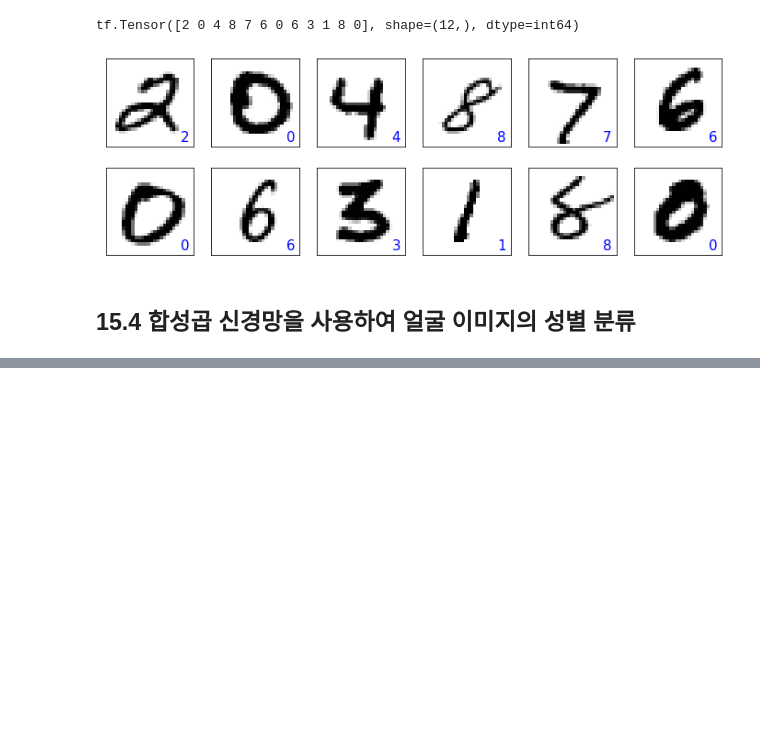
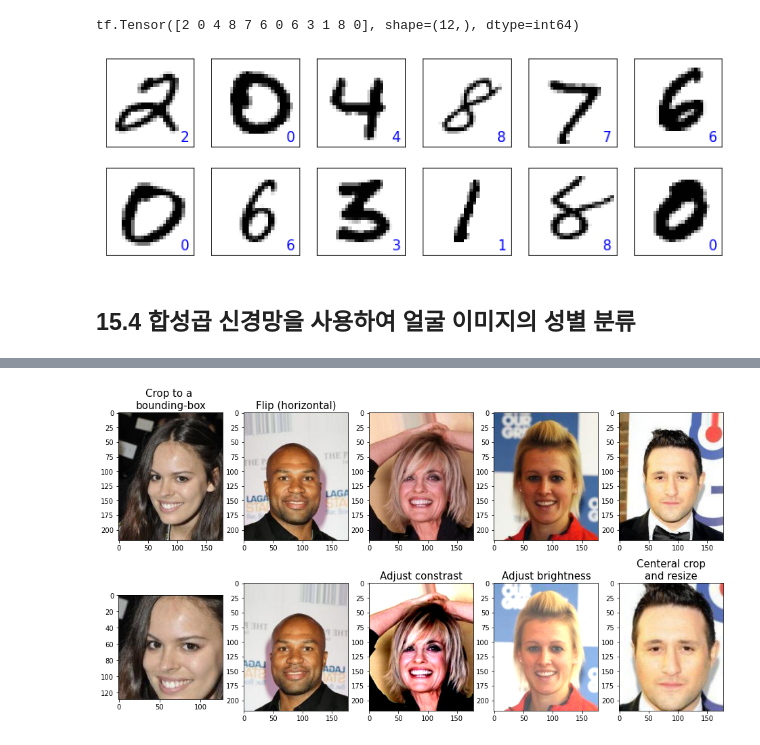
Before and after one commit to sunghyouk/study_room, a Jupyter notebook: python_ML/ex_chapter_15.ipynb, the cells around one changed output, grey strips where cells are left out. Cells and saved outputs as stored; diff of their text form; code cells hidden in the pictures; blank space fills up the shorter version.

Commit message:
update Celeb_a CNN (finished)

```diff
--- a/python_ML/ex_chapter_15.ipynb
+++ b/python_ML/ex_chapter_15.ipynb
@@ -261,3 +261,14 @@ plt.show()
 [figure]
 # %% [markdown]
 ## 15.4 합성곱 신경망을 사용하여 얼굴 이미지의 성별 분류
+# %%
+import tensorflow as tf
+import tensorflow_datasets as tfds
+
+celeba_bldr = tfds.builder('celeb_a')
+celeba_bldr.download_and_prepare()
+celeba = celeba_bldr.as_dataset(shuffle_files=False)
+
+celeba_train = celeba['train']
+celeba_valid = celeba['validation']
+celeba_test = celeba['test']
@@ -263,0 +293,7 @@ plt.show()
+# %%
+# 일부만 사용할 것이다. - 대신 증식을 사용할 것이다.
+celeba_train = celeba_train.take(16000)
+celeba_valid = celeba_valid.take(1000)
+
+print('훈련 데이터셋 (일부): {}'.format(count_items(celeba_train)))
+print('검증 데이터셋 (일부): {}'.format(count_items(celeba_valid)))
@@ -263,0 +305,64 @@ plt.show()
+# %%
+# 데이터 증식의 예
+import matplotlib.pyplot as plt
+# 다섯 개의 샘플을 가져오기
+examples = []
+for example in celeba_train.take(5):
+    examples.append(example['image'])
+
+fig = plt.figure(figsize=(16, 8.5))
+
+## 1열: 바운딩 박스로 자르기
+ax = fig.add_subplot(2, 5, 1)
+ax.set_title('Crop to a \nbounding-box', size=15)
+ax.imshow(examples[0])
+
+ax = fig.add_subplot(2, 5, 6)
+img_cropped = tf.image.crop_to_bounding_box(
+    examples[0], 50, 20, 128, 128)
+ax.imshow(img_cropped)
+
+## 2열: (수평으로) 뒤집기
+ax = fig.add_subplot(2, 5, 2)
+ax.set_title('Flip (horizontal)', size=15)
+ax.imshow(examples[1])
+
+ax = fig.add_subplot(2, 5, 7)
+img_flipped = tf.image.flip_left_right(examples[1])
+ax.imshow(img_flipped)
+
+## 3열: 대비 조정
+ax = fig.add_subplot(2, 5, 3)
+ax.imshow(examples[2])
+
+ax = fig.add_subplot(2, 5, 8)
+ax.set_title('Adjust constrast', size=15)
+img_adj_contrast = tf.image.adjust_contrast(
+    examples[2], contrast_factor=2)
+ax.imshow(img_adj_contrast)
+
+## 4열: 명도 조정
+ax = fig.add_subplot(2, 5, 4)
+ax.imshow(examples[3])
+
+ax = fig.add_subplot(2, 5, 9)
+ax.set_title('Adjust brightness', size=15)
+img_adj_brightness = tf.image.adjust_brightness(
+    examples[3], delta=0.3)
+ax.imshow(img_adj_brightness)
+
+## 5열: 이미지 중앙 자르기
+ax = fig.add_subplot(2, 5, 5)
+ax.imshow(examples[4])
+
+ax = fig.add_subplot(2, 5, 10)
+ax.set_title('Centeral crop\nand resize', size=15)
+img_center_crop = tf.image.central_crop(
+    examples[4], 0.7)
+img_resized = tf.image.resize(
+    img_center_crop, size=(218, 178))
+ax.imshow(img_resized.numpy().astype('uint8'))
+
+plt.show()
+# %% [output]
+[figure, added]
```
Also changed, not shown: parts of 20 cells of this notebook.
